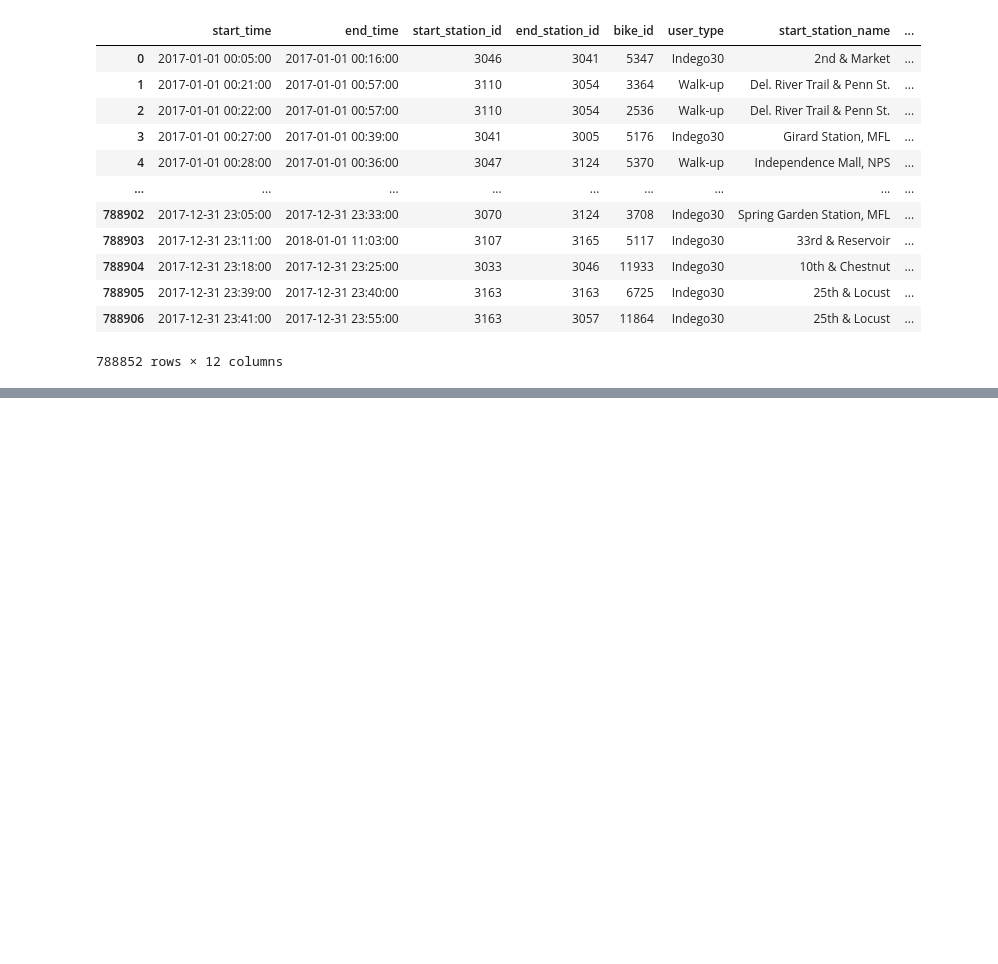
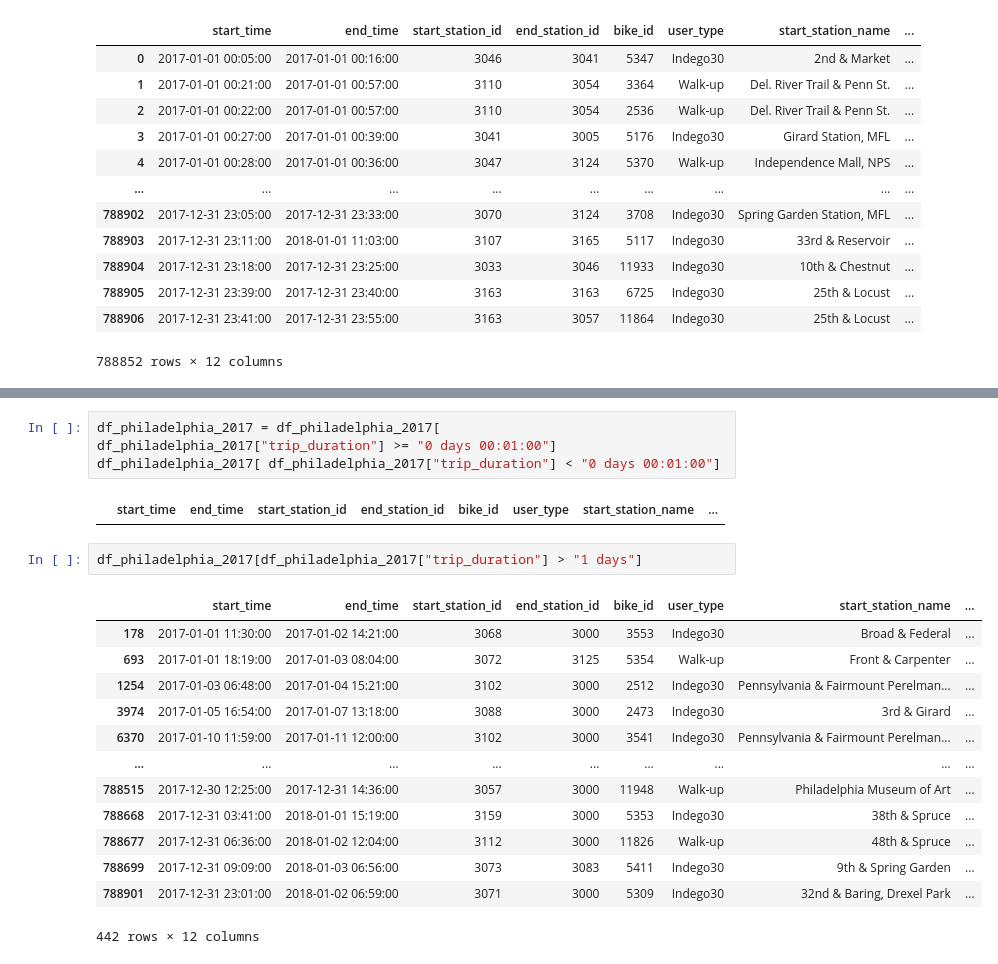
Before and after one commit to yassinehammou27/intentionally_blank, a Jupyter notebook: Team Assignment - Intentionally Blank.ipynb, the cells around one changed output, grey strips where cells are left out. Drawn from its saved outputs; the diff is of its cells as text; blank space fills up the shorter version.

Commit message:
Deleted too short and long trips + unknown station

```diff
--- a/Team Assignment - Intentionally Blank.ipynb
+++ b/Team Assignment - Intentionally Blank.ipynb
@@ -174,0 +185,21 @@ df_philadelphia_2017
+# %%
+df_philadelphia_2017 = df_philadelphia_2017[ df_philadelphia_2017["trip_duration"] >= "0 days 00:01:00"]
+df_philadelphia_2017[ df_philadelphia_2017["trip_duration"] < "0 days 00:01:00"]
+# %% [output]
+|  | start_time | end_time | start_station_id | end_station_id | bike_id | user_type | start_station_name | ... |
+# %%
+df_philadelphia_2017[df_philadelphia_2017["trip_duration"] > "1 days"]
+# %% [output]
+|  | start_time | end_time | start_station_id | end_station_id | bike_id | user_type | start_station_name | ... |
+| 178 | 2017-01-01 11:30:00 | 2017-01-02 14:21:00 | 3068 | 3000 | 3553 | Indego30 | Broad & Federal | ... |
+| 693 | 2017-01-01 18:19:00 | 2017-01-03 08:04:00 | 3072 | 3125 | 5354 | Walk-up | Front & Carpenter | ... |
+| 1254 | 2017-01-03 06:48:00 | 2017-01-04 15:21:00 | 3102 | 3000 | 2512 | Indego30 | Pennsylvania & Fairmount Perelman... | ... |
+| 3974 | 2017-01-05 16:54:00 | 2017-01-07 13:18:00 | 3088 | 3000 | 2473 | Indego30 | 3rd & Girard | ... |
+| 6370 | 2017-01-10 11:59:00 | 2017-01-11 12:00:00 | 3102 | 3000 | 3541 | Indego30 | Pennsylvania & Fairmount Perelman... | ... |
+| ... | ... | ... | ... | ... | ... | ... | ... | ... |
+| 788515 | 2017-12-30 12:25:00 | 2017-12-31 14:36:00 | 3057 | 3000 | 11948 | Walk-up | Philadelphia Museum of Art | ... |
+| 788668 | 2017-12-31 03:41:00 | 2018-01-01 15:19:00 | 3159 | 3000 | 5353 | Indego30 | 38th & Spruce | ... |
+| 788677 | 2017-12-31 06:36:00 | 2018-01-02 12:04:00 | 3112 | 3000 | 11826 | Walk-up | 48th & Spruce | ... |
+| 788699 | 2017-12-31 09:09:00 | 2018-01-03 06:56:00 | 3073 | 3083 | 5411 | Indego30 | 9th & Spring Garden | ... |
+| 788901 | 2017-12-31 23:01:00 | 2018-01-02 06:59:00 | 3071 | 3000 | 5309 | Indego30 | 32nd & Baring, Drexel Park | ... |
+442 rows × 12 columns
```
Also changed, not shown: parts of 6 cells of this notebook.
